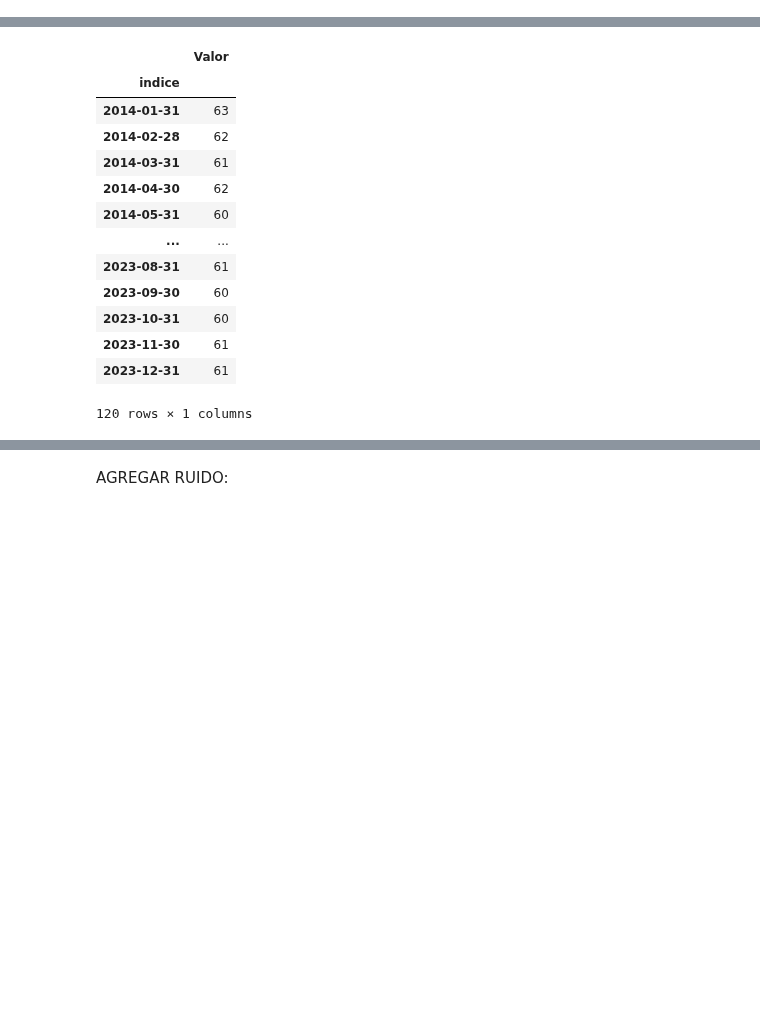
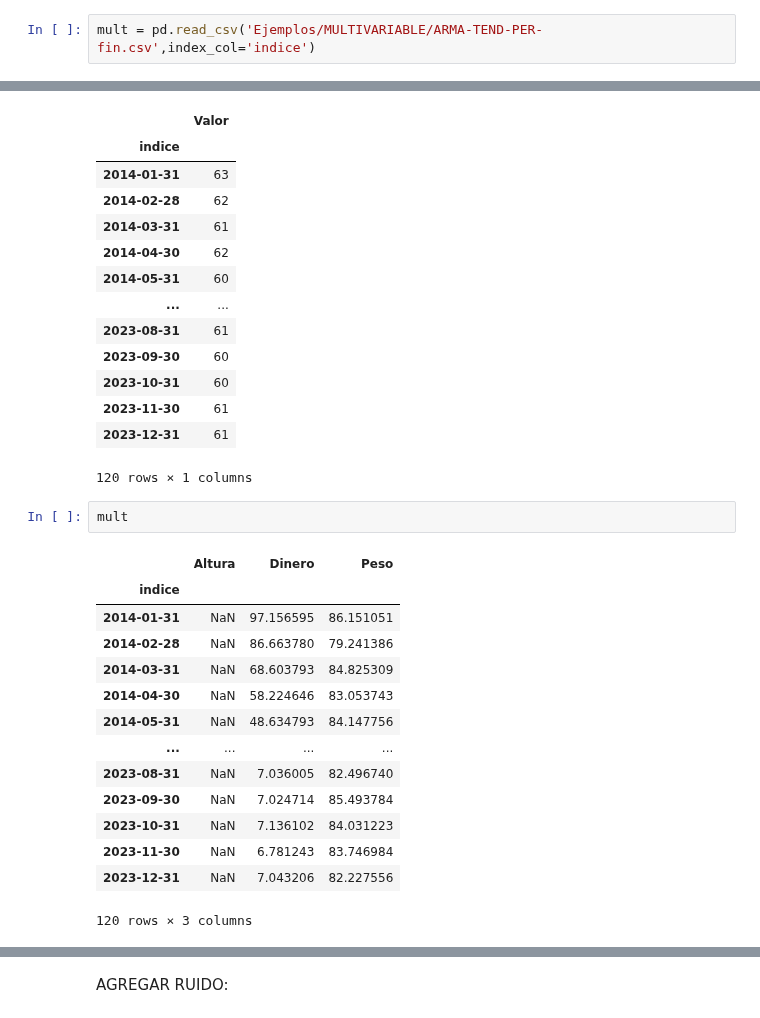
Before and after one commit to davidraamirez/drift-detection_data-augmentation, a Jupyter notebook: Aumentar datos/Tecnicas.ipynb, the cells around one changed output, grey strips where cells are left out. Drawn from its saved outputs; the diff is of its cells as text; blank space fills up the shorter version.

Commit message:
Ejemplos multivariable

```diff
--- a/Aumentar datos/Tecnicas.ipynb
+++ b/Aumentar datos/Tecnicas.ipynb
@@ -4,6 +4,8 @@ import pandas as pd
 import pywt
 # %%
 df = pd.read_csv('Ejemplos/Distribuciones/Binomial-fin.csv',index_col='indice')
+# %%
+mult = pd.read_csv('Ejemplos/MULTIVARIABLE/ARMA-TEND-PER-fin.csv',index_col='indice')
 # %%
 def series_periodos(inicio, periodos, freq):
     serie = pd.date_range(start=inicio, periods=periodos, freq=freq)
@@ -52,3 +54,20 @@ traslacion(df,10)
 | 2023-11-30 | 61 |
 | 2023-12-31 | 61 |
 120 rows × 1 columns
+# %%
+mult
+# %% [output]
+|  | Altura | Dinero | Peso |
+| indice |  |  |  |
+| 2014-01-31 | NaN | 97.156595 | 86.151051 |
+| 2014-02-28 | NaN | 86.663780 | 79.241386 |
+| 2014-03-31 | NaN | 68.603793 | 84.825309 |
+| 2014-04-30 | NaN | 58.224646 | 83.053743 |
+| 2014-05-31 | NaN | 48.634793 | 84.147756 |
+| ... | ... | ... | ... |
+| 2023-08-31 | NaN | 7.036005 | 82.496740 |
+| 2023-09-30 | NaN | 7.024714 | 85.493784 |
+| 2023-10-31 | NaN | 7.136102 | 84.031223 |
+| 2023-11-30 | NaN | 6.781243 | 83.746984 |
+| 2023-12-31 | NaN | 7.043206 | 82.227556 |
+120 rows × 3 columns
```
Also changed, not shown: parts of 49 cells of this notebook.
